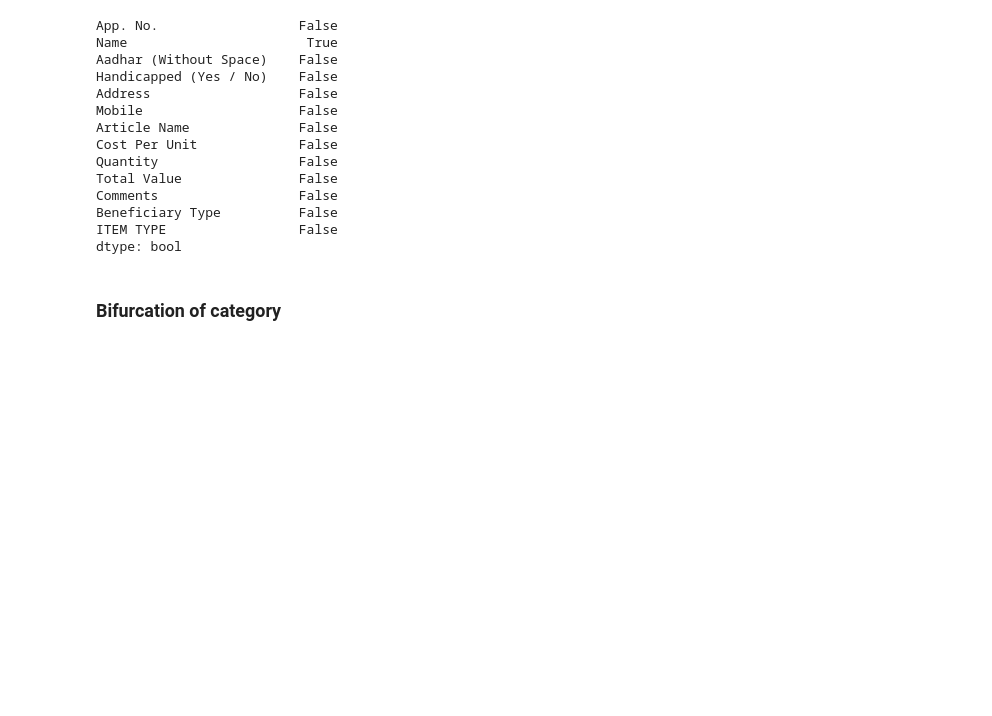
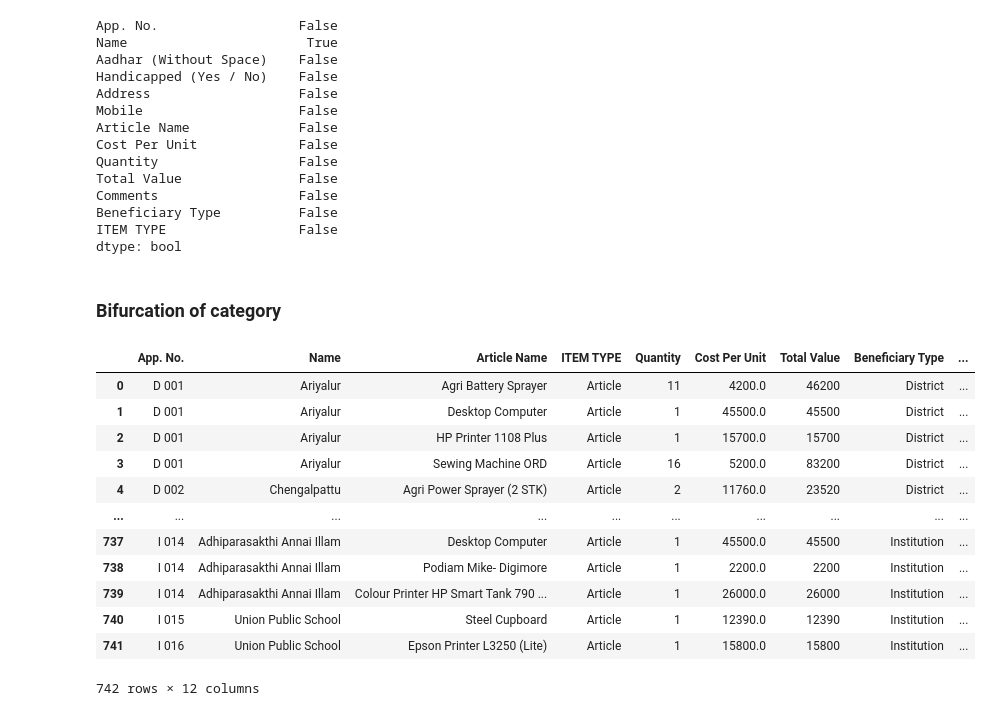
Before and after one commit to ash-sha/MNP25, a Jupyter notebook: codes/frontend.ipynb, the cells around one changed output. Saved outputs shown, nothing was run; the diff lists cells and outputs as text; code cells hidden in the pictures; blank space fills up the shorter version.

Commit message:
added Seq list & Cat

```diff
--- a/codes/frontend.ipynb
+++ b/codes/frontend.ipynb
@@ -656,9 +671,23 @@ dtype: bool
 # %% [markdown]
 ### Bifurcation of category
 # %%
-# ad = articles_df[["Articles","Category"]].rename(columns={"Articles":"Article Name"})
-# consold = consold.merge(ad, on="Article Name",how='left')
-# consold
+ad = articles_df[["Articles", "Category","Sequence List"]].rename(columns={"Articles": "Article Name","Category": "Article Category"})
+consold = consold.merge(ad, on="Article Name",how='left')
+consold
+# %% [output]
+|  | App. No. | Name | Article Name | ITEM TYPE | Quantity | Cost Per Unit | Total Value | Beneficiary Type | ... |
+| 0 | D 001 | Ariyalur | Agri Battery Sprayer | Article | 11 | 4200.0 | 46200 | District | ... |
+| 1 | D 001 | Ariyalur | Desktop Computer | Article | 1 | 45500.0 | 45500 | District | ... |
+| 2 | D 001 | Ariyalur | HP Printer 1108 Plus | Article | 1 | 15700.0 | 15700 | District | ... |
+| 3 | D 001 | Ariyalur | Sewing Machine ORD | Article | 16 | 5200.0 | 83200 | District | ... |
+| 4 | D 002 | Chengalpattu | Agri Power Sprayer (2 STK) | Article | 2 | 11760.0 | 23520 | District | ... |
+| ... | ... | ... | ... | ... | ... | ... | ... | ... | ... |
+| 737 | I 014 | Adhiparasakthi Annai Illam | Desktop Computer | Article | 1 | 45500.0 | 45500 | Institution | ... |
+| 738 | I 014 | Adhiparasakthi Annai Illam | Podiam Mike- Digimore | Article | 1 | 2200.0 | 2200 | Institution | ... |
+| 739 | I 014 | Adhiparasakthi Annai Illam | Colour Printer HP Smart Tank 790 ... | Article | 1 | 26000.0 | 26000 | Institution | ... |
+| 740 | I 015 | Union Public School | Steel Cupboard | Article | 1 | 12390.0 | 12390 | Institution | ... |
+| 741 | I 016 | Union Public School | Epson Printer L3250 (Lite) | Article | 1 | 15800.0 | 15800 | Institution | ... |
+742 rows × 12 columns
 # %%
 # grouped = consold.groupby(["Category","Article Name","Name","Beneficiary Type"],as_index=False).agg({"Quantity": "sum", "Total Value":"sum"})
 # # grouped["Category"] = grouped["Category"].mask(grouped["Category"].duplicated(), "")
```
Also changed, not shown: parts of 21 cells of this notebook, 7 other files.
